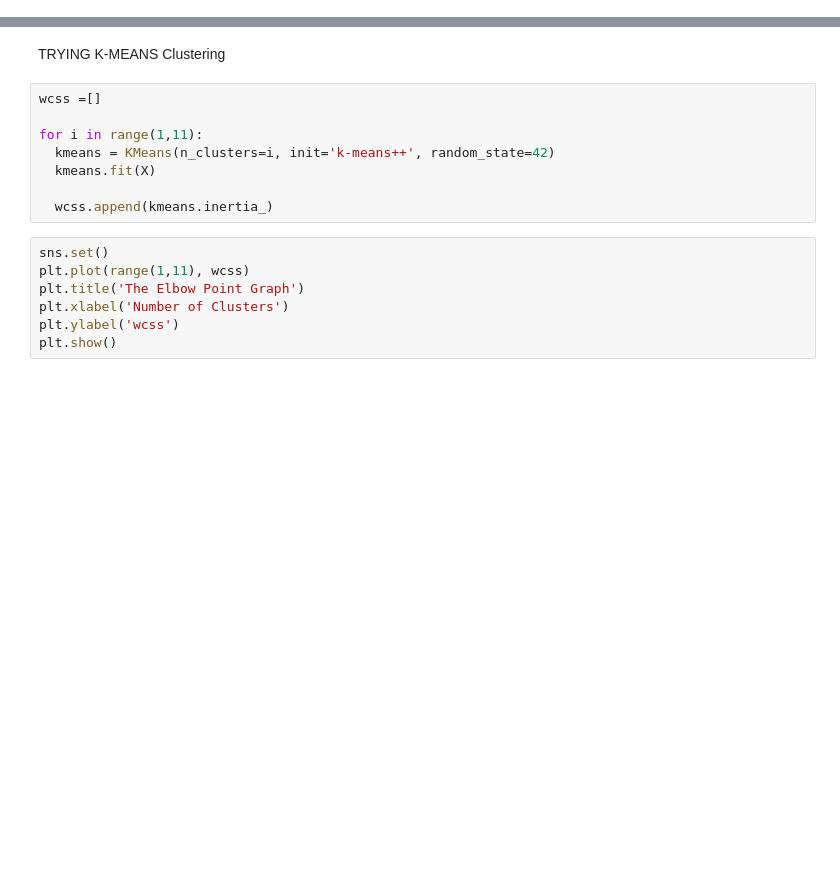
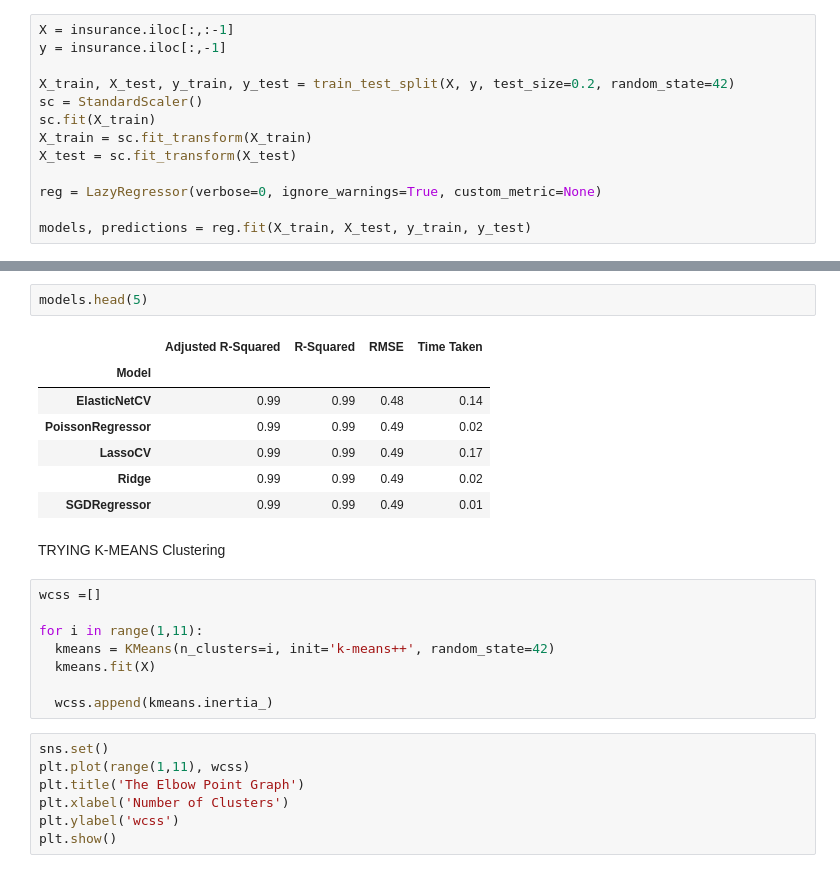
Before and after one commit to JCaesarLG/ML-Projects, a Jupyter notebook: Car_insurance_regression.ipynb, the cells around one changed output, grey strips where cells are left out. Drawn from its saved outputs; the diff is of its cells as text; blank space fills up the shorter version.

```diff
--- a/Car_insurance_regression.ipynb
+++ b/Car_insurance_regression.ipynb
@@ -53,0 +88,13 @@ accuracy score for test is 0.9835190401401186
+# %%
+X = insurance.iloc[:,:-1]
+y = insurance.iloc[:,-1]
+
+X_train, X_test, y_train, y_test = train_test_split(X, y, test_size=0.2, random_state=42)
+sc = StandardScaler()
+sc.fit(X_train)
+X_train = sc.fit_transform(X_train)
+X_test = sc.fit_transform(X_test)
+
+reg = LazyRegressor(verbose=0, ignore_warnings=True, custom_metric=None)
+
+models, predictions = reg.fit(X_train, X_test, y_train, y_test)
@@ -54,3 +119,13 @@ accuracy score for test is 0.9835190401401186
+# %%
+models.head(5)
+# %% [output]
+|  | Adjusted R-Squared | R-Squared | RMSE | Time Taken |
+| Model |  |  |  |  |
+| ElasticNetCV | 0.99 | 0.99 | 0.48 | 0.14 |
+| PoissonRegressor | 0.99 | 0.99 | 0.49 | 0.02 |
+| LassoCV | 0.99 | 0.99 | 0.49 | 0.17 |
+| Ridge | 0.99 | 0.99 | 0.49 | 0.02 |
+| SGDRegressor | 0.99 | 0.99 | 0.49 | 0.01 |
 # %% [markdown]
 TRYING K-MEANS Clustering
 # %%
```
Also changed, not shown: parts of 15 cells of this notebook.
